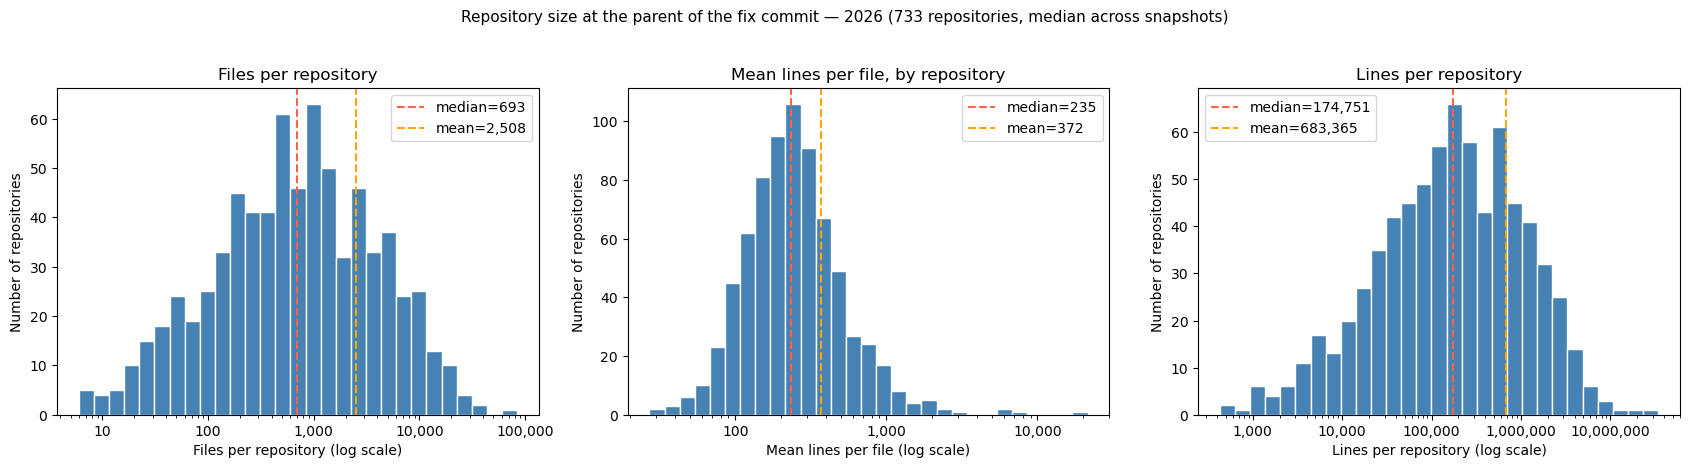
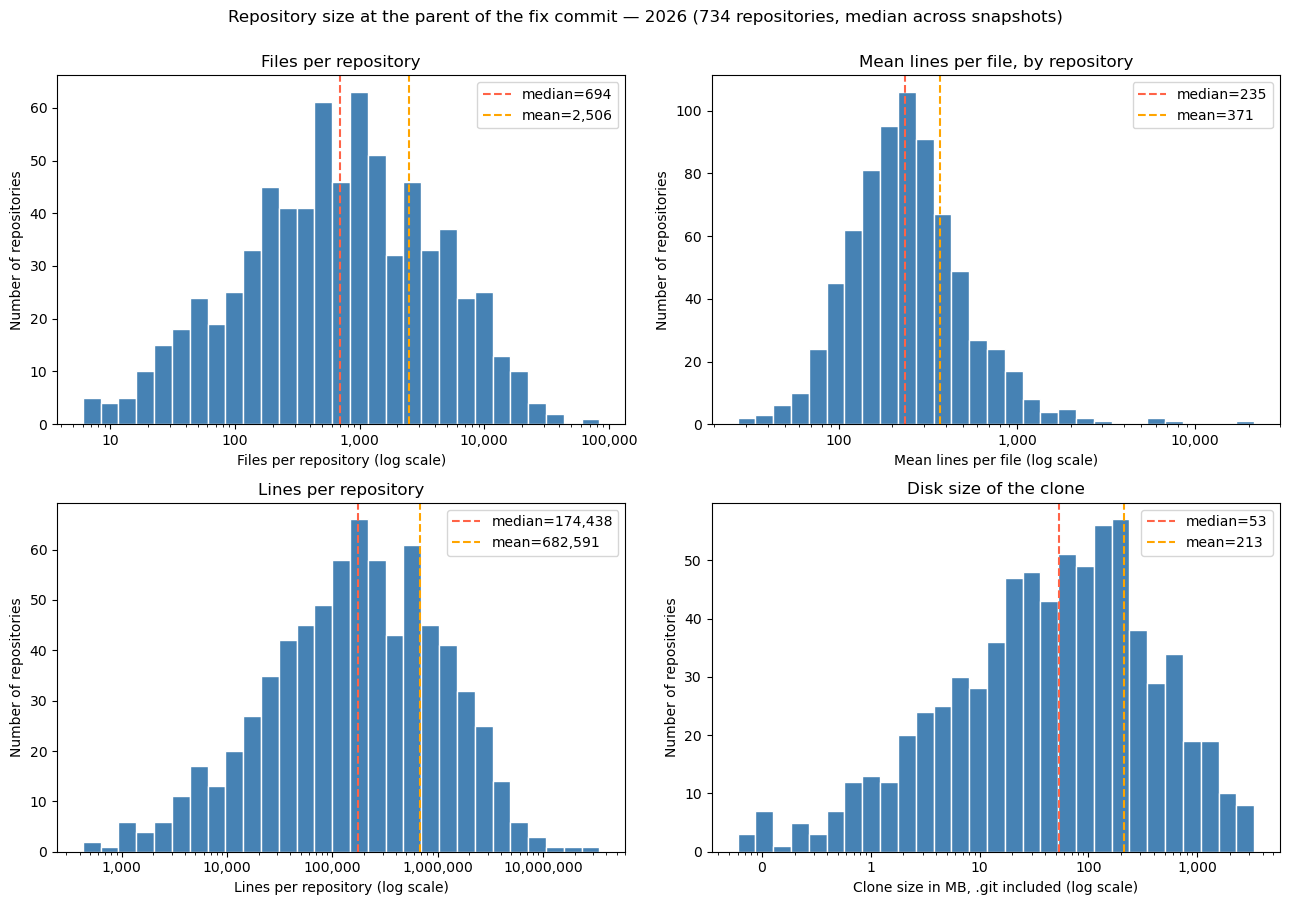
The change to this notebook cell's code, shown as a diff; its figure went from the first image to the second:
--- before
+++ after
@@ -4,5 +4,5 @@
     ax.hist(values, bins=bins, color='steelblue', edgecolor='white')
     ax.set_xscale('log')
-    ax.xaxis.set_major_formatter(ticker.FuncFormatter(lambda x, _: f'{int(x):,}'))
+    ax.xaxis.set_major_formatter(ticker.FuncFormatter(lambda x, _: f'{x:,.0f}'))
     ax.set_xlabel(xlabel)
     ax.set_ylabel('Number of repositories')
@@ -16,20 +16,23 @@
 
 label = str(YEAR_FILTER) if YEAR_FILTER else 'all years'
-fig, axes = plt.subplots(1, 3, figsize=(17, 4.5))
+fig, axes = plt.subplots(2, 2, figsize=(13, 9))
 fig.suptitle(
     f'Repository size at the parent of the fix commit — {label} '
     f'({len(repo_size):,} repositories, median across snapshots)',
-    fontsize=11, y=1.03
+    fontsize=12, y=1.00
 )
 
 plot_distribution(repo_size['n_files'],
                   'Files per repository (log scale)',
-                  'Files per repository', axes[0])
+                  'Files per repository', axes[0][0])
 plot_distribution(repo_size['avg_lines_per_file'],
                   'Mean lines per file (log scale)',
-                  'Mean lines per file, by repository', axes[1])
+                  'Mean lines per file, by repository', axes[0][1])
 plot_distribution(repo_size['total_lines'],
                   'Lines per repository (log scale)',
-                  'Lines per repository', axes[2])
+                  'Lines per repository', axes[1][0])
+plot_distribution(repo_size['clone_size_mb'],
+                  'Clone size in MB, .git included (log scale)',
+                  'Disk size of the clone', axes[1][1])
 
 plt.tight_layout()

Commit: testing